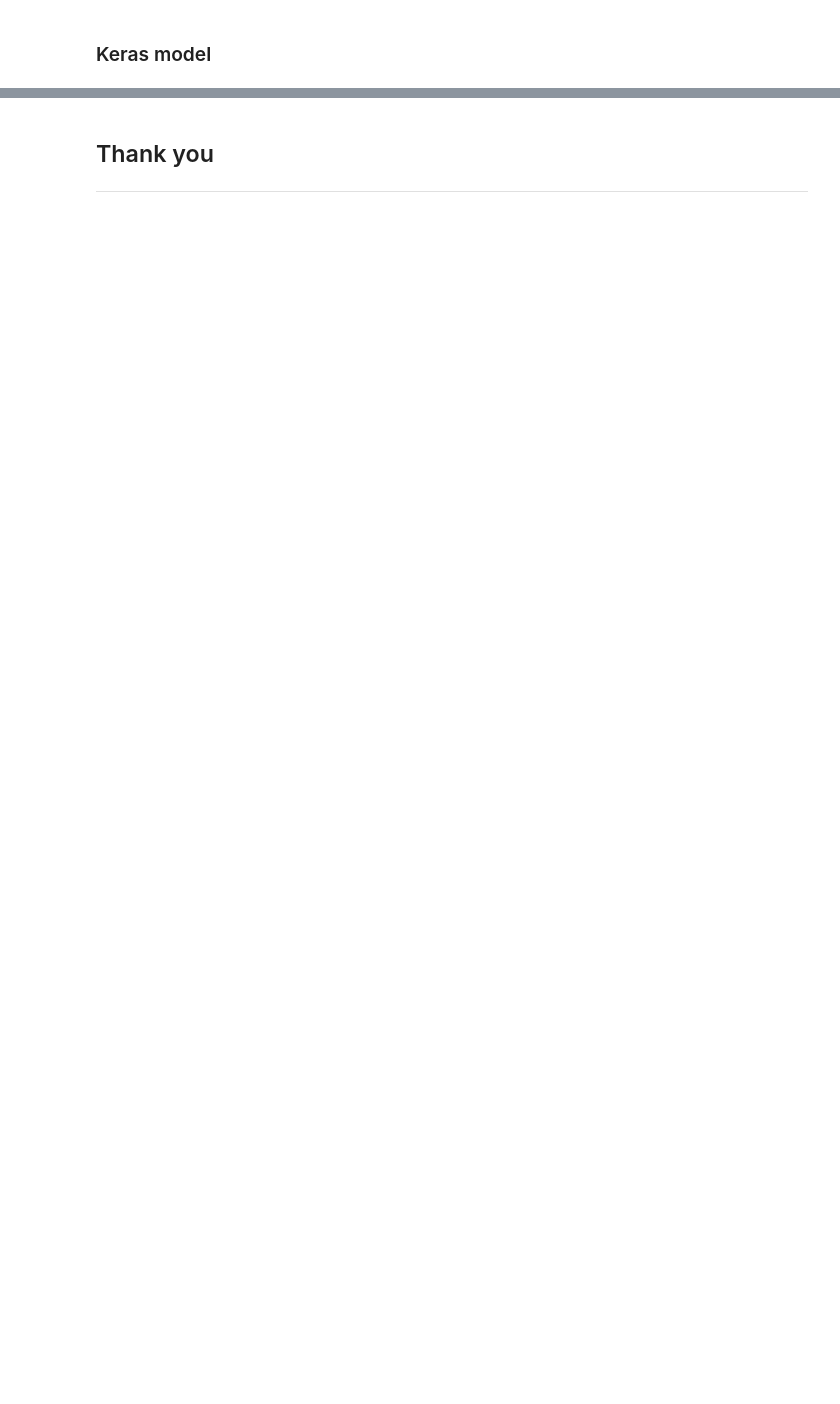
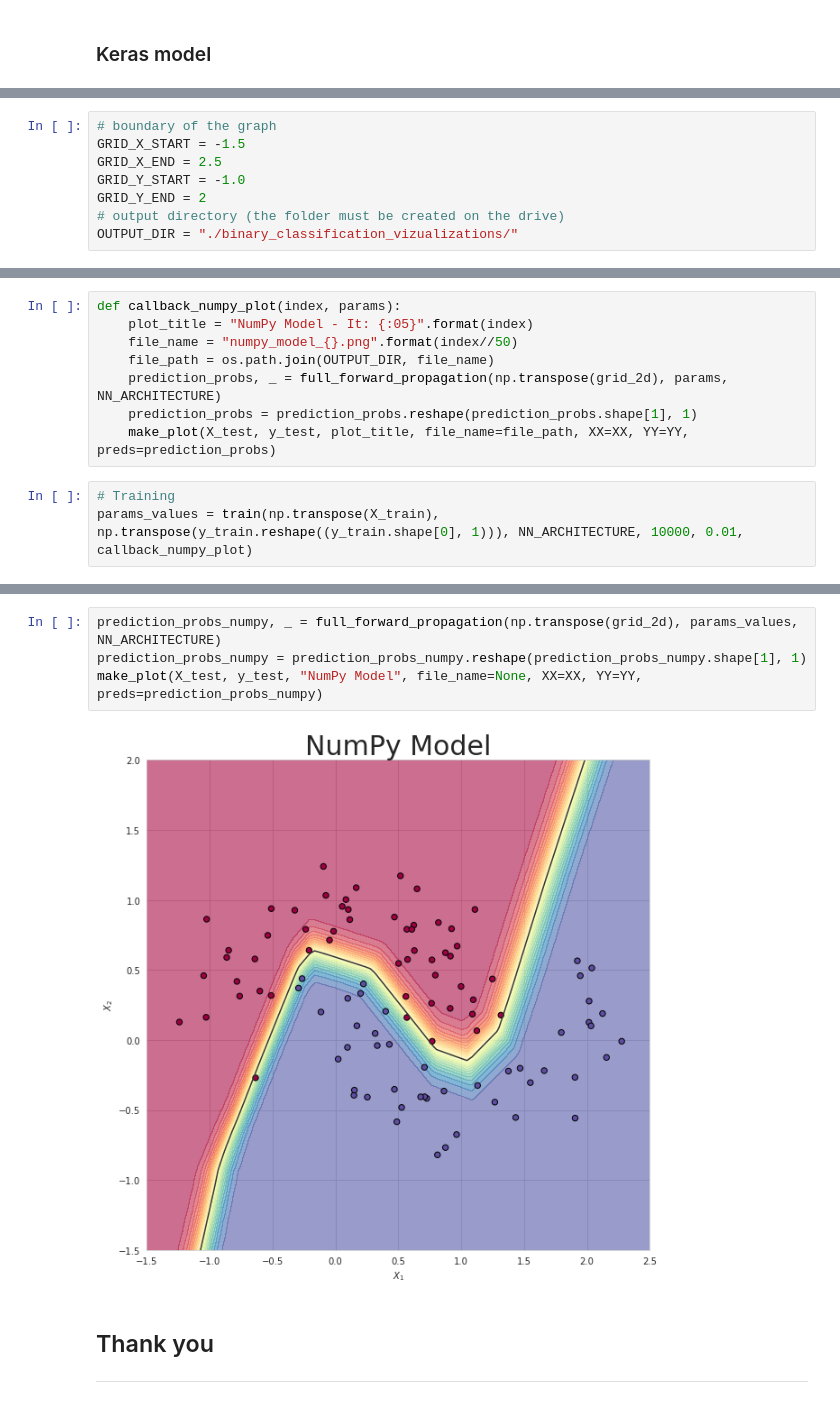
Before and after one commit to SkalskiP/ILearnDeepLearning.py, a Jupyter notebook: 04_numpy_neural_net/Numpy deep neural network copy.ipynb, the cells around one changed output, grey strips where cells are left out. Cells and saved outputs as stored; diff of their text form; blank space fills up the shorter version.

```diff
--- a/04_numpy_neural_net/Numpy deep neural network copy.ipynb
+++ b/04_numpy_neural_net/Numpy deep neural network copy.ipynb
@@ -425,0 +432,8 @@ Test set accuracy: 0.93 - Goliath
+# %%
+# boundary of the graph
+GRID_X_START = -1.5
+GRID_X_END = 2.5
+GRID_Y_START = -1.0
+GRID_Y_END = 2
+# output directory (the folder must be created on the drive)
+OUTPUT_DIR = "./binary_classification_vizualizations/"
@@ -425,0 +478,11 @@ Test set accuracy: 0.93 - Goliath
+# %%
+def callback_numpy_plot(index, params):
+    plot_title = "NumPy Model - It: {:05}".format(index)
+    file_name = "numpy_model_{}.png".format(index//50)
+    file_path = os.path.join(OUTPUT_DIR, file_name)
+    prediction_probs, _ = full_forward_propagation(np.transpose(grid_2d), params, NN_ARCHITECTURE)
+    prediction_probs = prediction_probs.reshape(prediction_probs.shape[1], 1)
+    make_plot(X_test, y_test, plot_title, file_name=file_path, XX=XX, YY=YY, preds=prediction_probs)
+# %%
+# Training
+params_values = train(np.transpose(X_train), np.transpose(y_train.reshape((y_train.shape[0], 1))), NN_ARCHITECTURE, 10000, 0.01, callback_numpy_plot)
@@ -426,3 +508,9 @@ Test set accuracy: 0.93 - Goliath
+# %%
+prediction_probs_numpy, _ = full_forward_propagation(np.transpose(grid_2d), params_values, NN_ARCHITECTURE)
+prediction_probs_numpy = prediction_probs_numpy.reshape(prediction_probs_numpy.shape[1], 1)
+make_plot(X_test, y_test, "NumPy Model", file_name=None, XX=XX, YY=YY, preds=prediction_probs_numpy)
+# %% [output]
+[figure, added]
 # %% [markdown]
 ## Thank you
 ---
```
Also changed, not shown: parts of 20 cells of this notebook, 3 other files.
